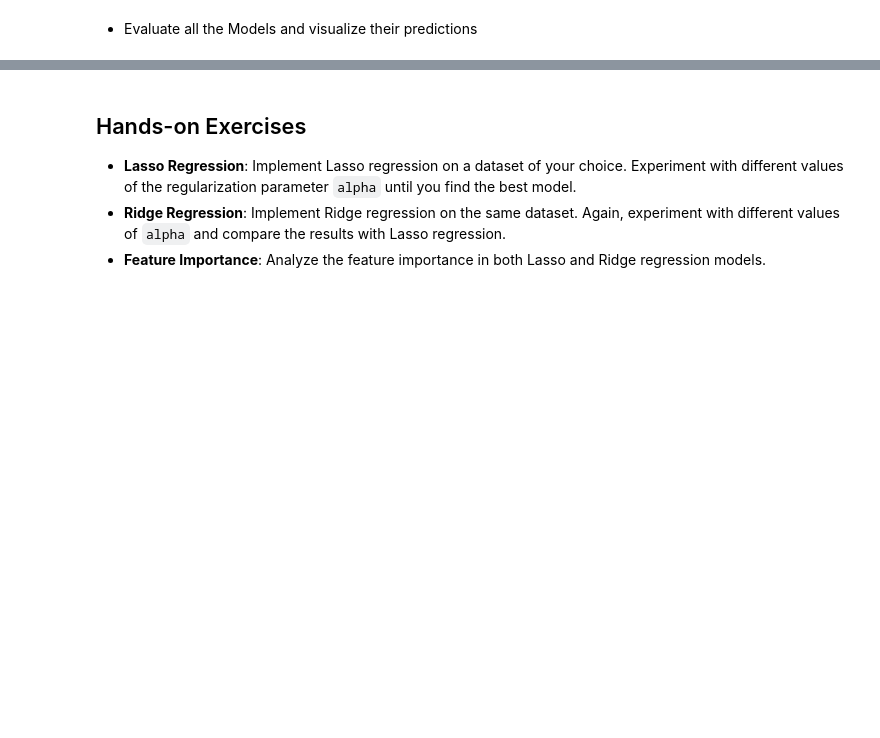
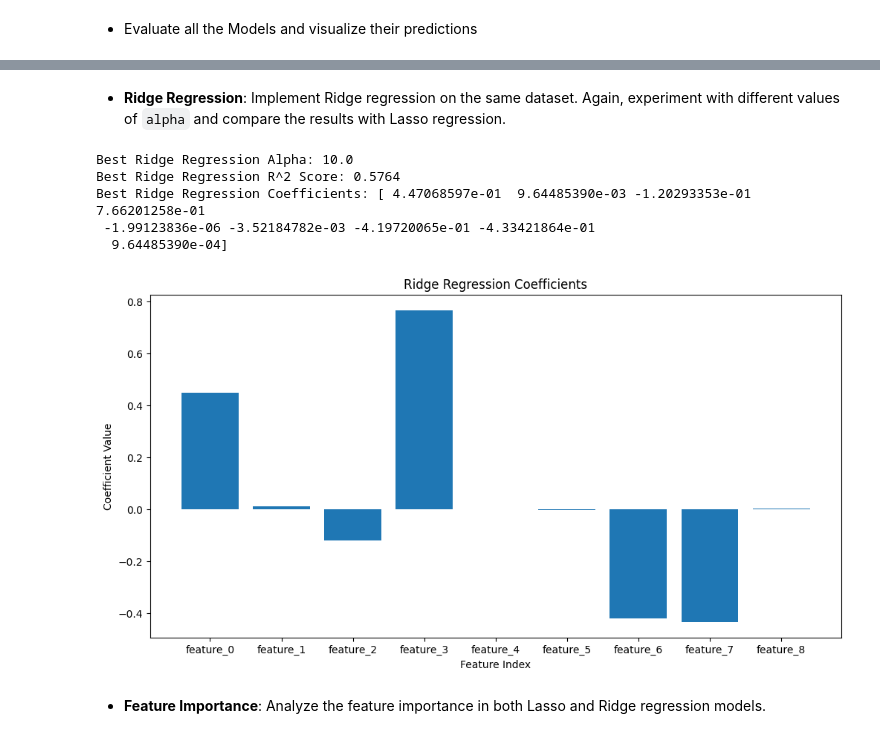
Before and after one commit to UG-Team-Data-Science/ml-workshop, a Jupyter notebook: src/S02: Supervised Learning - Regression and Evaluation/S02C05: Regularized Regression.ipynb, the cells around one changed output, grey strips where cells are left out. Cells and saved outputs as stored; diff of their text form; code cells hidden in the pictures; blank space fills up the shorter version.

Commit message:
Updated S02C05: Regularized Regression

```diff
--- a/src/S02: Supervised Learning - Regression and Evaluation/S02C05: Regularized Regression.ipynb
+++ b/src/S02: Supervised Learning - Regression and Evaluation/S02C05: Regularized Regression.ipynb
@@ -193,6 +283,33 @@ plt.show()
+# %% [markdown]
+-   **Ridge Regression**: Implement Ridge regression on the same dataset. Again, experiment with different values of `alpha` and compare the results with Lasso regression.
+# %%
+# Example code for Ridge regression
+from sklearn.linear_model import Ridge
+
+# Train a Ridge regression model with different alpha values
+params = {'alpha': [0.01, 0.1, 1.0, 10.0]}
+ridge_model = Ridge()
+grid_search = GridSearchCV(ridge_model, params, cv=5, scoring='r2')
+grid_search.fit(X_train, y_train)
+best_ridge_model = grid_search.best_estimator_
+print(f'Best Ridge Regression Alpha: {grid_search.best_params_["alpha"]}')
+print(f'Best Ridge Regression R^2 Score: {best_ridge_model.score(X_test, y_test):.4f}')
+print(f'Best Ridge Regression Coefficients: {best_ridge_model.coef_}')
+
+# Visualize the coefficients
+plt.figure(figsize=(12, 6))
+plt.bar(range(len(best_ridge_model.coef_)), best_ridge_model.coef_)
+plt.title('Ridge Regression Coefficients')
+plt.xlabel('Feature Index')
+plt.ylabel('Coefficient Value')
+plt.xticks(range(len(best_ridge_model.coef_)), [f'feature_{i}' for i in range(len(best_ridge_model.coef_))])
+plt.show()
+# %% [output]
+Best Ridge Regression Alpha: 10.0
+Best Ridge Regression R^2 Score: 0.5764
+Best Ridge Regression Coefficients: [ 4.47068597e-01  9.64485390e-03 -1.20293353e-01  7.66201258e-01
+ -1.99123836e-06 -3.52184782e-03 -4.19720065e-01 -4.33421864e-01
+  9.64485390e-04]
+[figure, added]
 # %% [markdown]
-## Hands-on Exercises
-
--   **Lasso Regression**: Implement Lasso regression on a dataset of your choice. Experiment with different values of the regularization parameter `alpha` until you find the best model.
--   **Ridge Regression**: Implement Ridge regression on the same dataset. Again, experiment with different values of `alpha` and compare the results with Lasso regression.
 -   **Feature Importance**: Analyze the feature importance in both Lasso and Ridge regression models.
```
Also changed, not shown: parts of 13 cells of this notebook.
